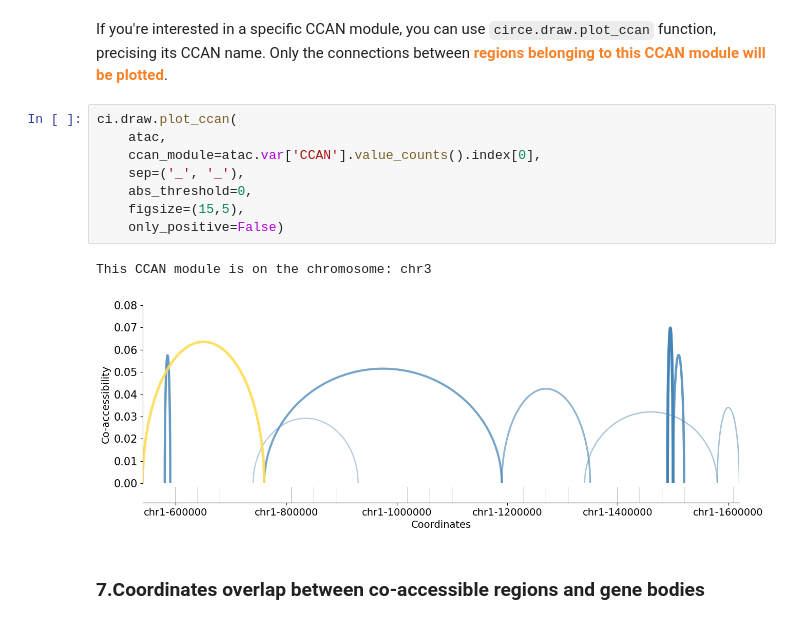
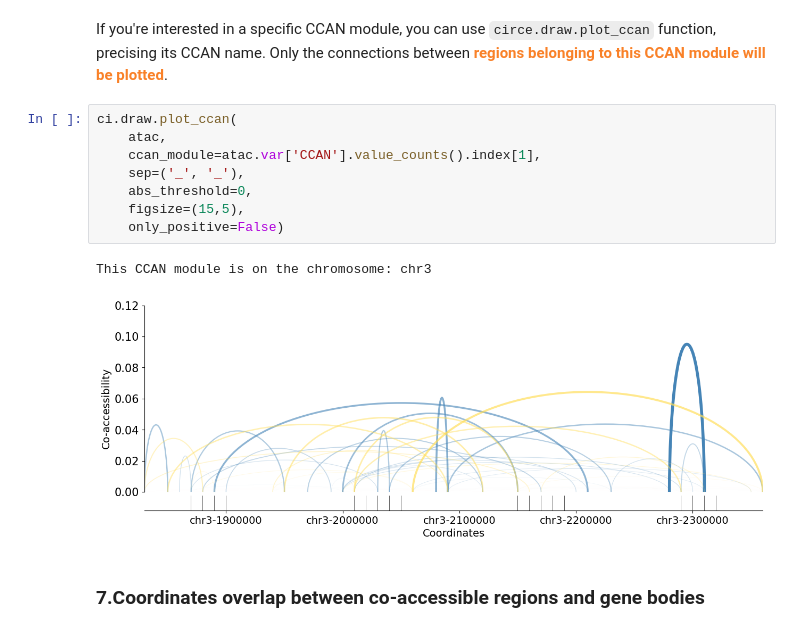
Before and after one commit to cantinilab/Circe, a Jupyter notebook: Examples/Minimal_example.ipynb, the cells around one changed output. Cells and saved outputs as stored; diff of their text form.

```diff
--- a/Examples/Minimal_example.ipynb
+++ b/Examples/Minimal_example.ipynb
@@ -291,14 +288,14 @@ If you're interested in a specific CCAN module, you can use `circe.draw.plot_cca
 # %%
 ci.draw.plot_ccan(
     atac,
-    ccan_module=atac.var['CCAN'].value_counts().index[0],
+    ccan_module=atac.var['CCAN'].value_counts().index[1],
     sep=('_', '_'),
     abs_threshold=0,
     figsize=(15,5),
     only_positive=False)
 # %% [output]
 This CCAN module is on the chromosome: chr3
-[figure, old version]
+[figure, new version]
 # %% [markdown]
 ### 7.Coordinates overlap between co-accessible regions and gene bodies
 # %% [markdown]
```
Also changed, not shown: parts of 12 cells of this notebook, 1 other file.
